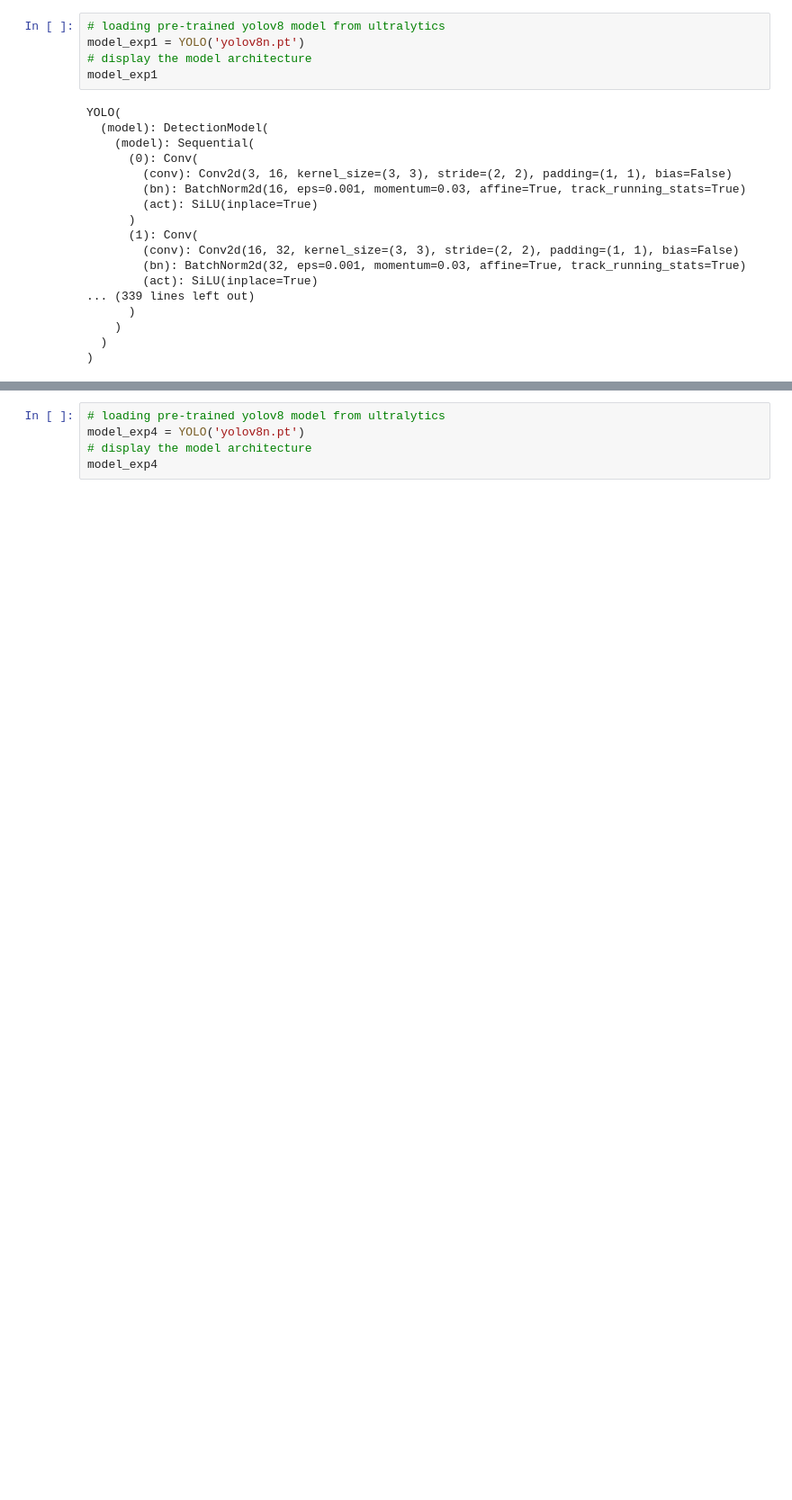
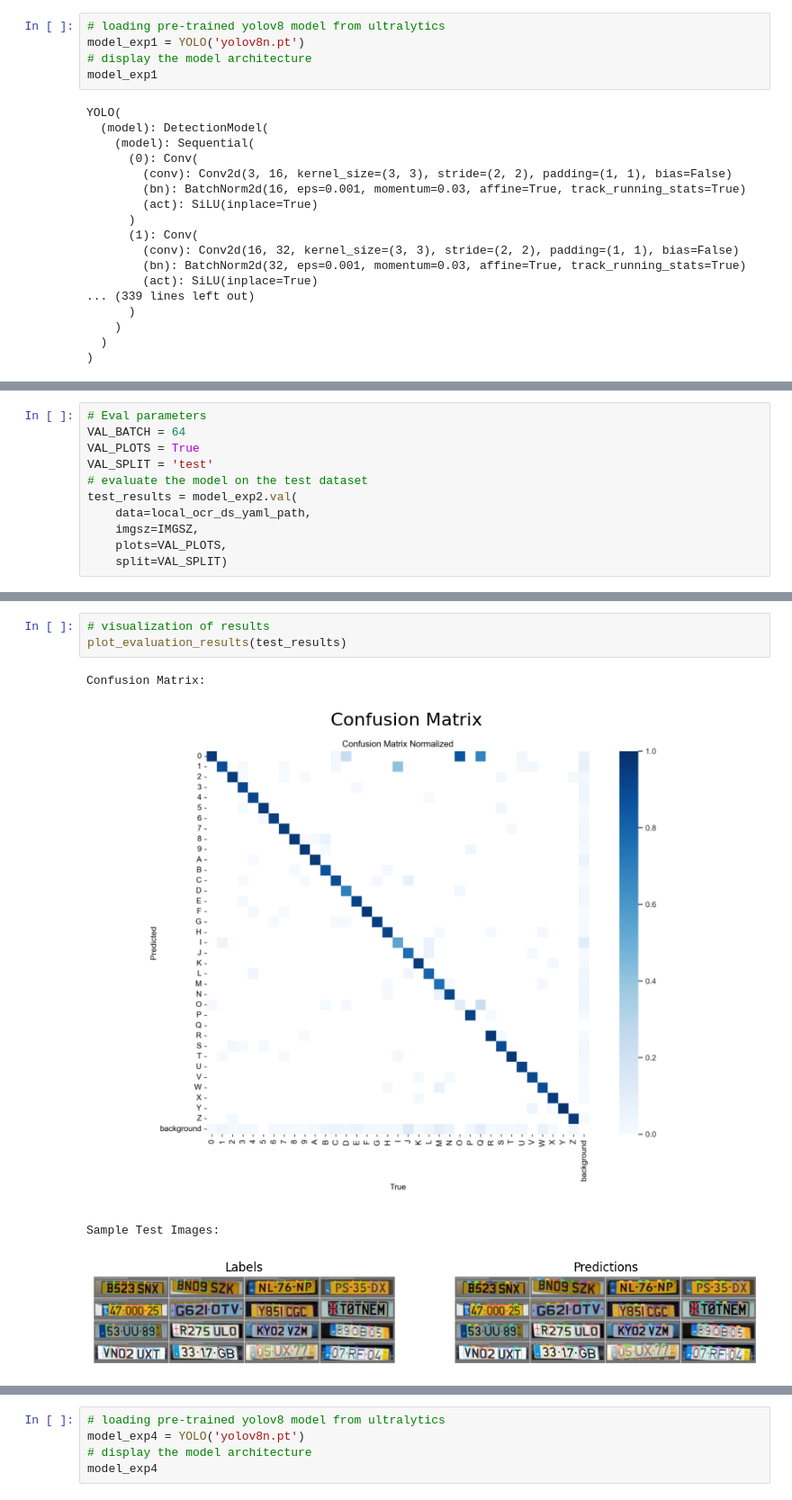
Before and after one commit to ERUD1T3/yolo-g8, a Jupyter notebook: notebooks/starter.ipynb, the cells around one changed output, grey strips where cells are left out. Shown at 90% size. Drawn from its saved outputs; the diff is of its cells as text; blank space fills up the shorter version.

```diff
--- a/notebooks/starter.ipynb
+++ b/notebooks/starter.ipynb
@@ -393,0 +569,11 @@ model_exp2
+# %%
+# Eval parameters
+VAL_BATCH = 64
+VAL_PLOTS = True
+VAL_SPLIT = 'test'
+# evaluate the model on the test dataset
+test_results = model_exp2.val(
+    data=local_ocr_ds_yaml_path,
+    imgsz=IMGSZ,
+    plots=VAL_PLOTS,
+    split=VAL_SPLIT)
@@ -393,0 +596,8 @@ model_exp2
+# %%
+# visualization of results
+plot_evaluation_results(test_results)
+# %% [output]
+Confusion Matrix:
+[figure, added]
+Sample Test Images:
+[figure, added]
```
Also changed, not shown: parts of 42 cells of this notebook, 2 other files.
